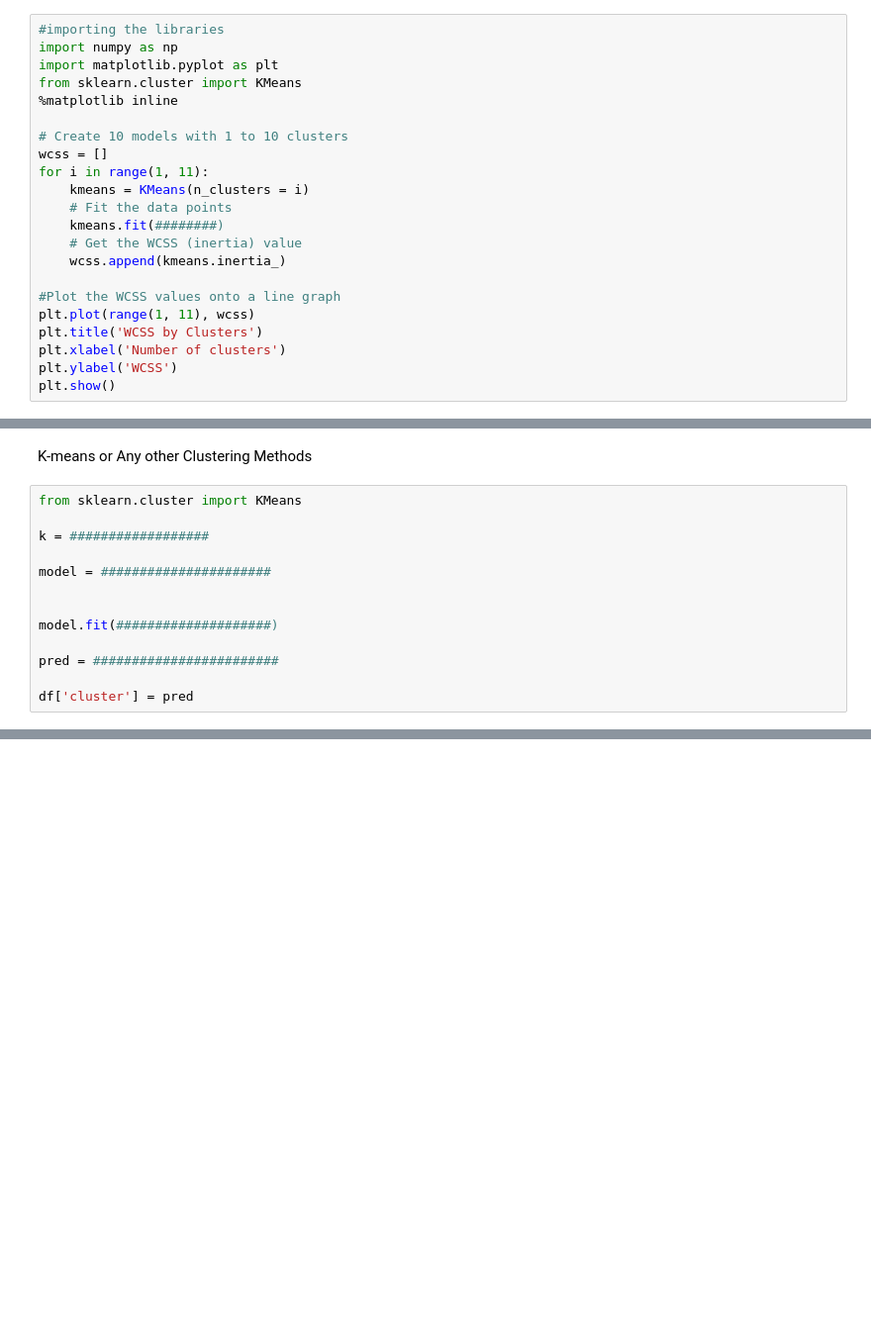
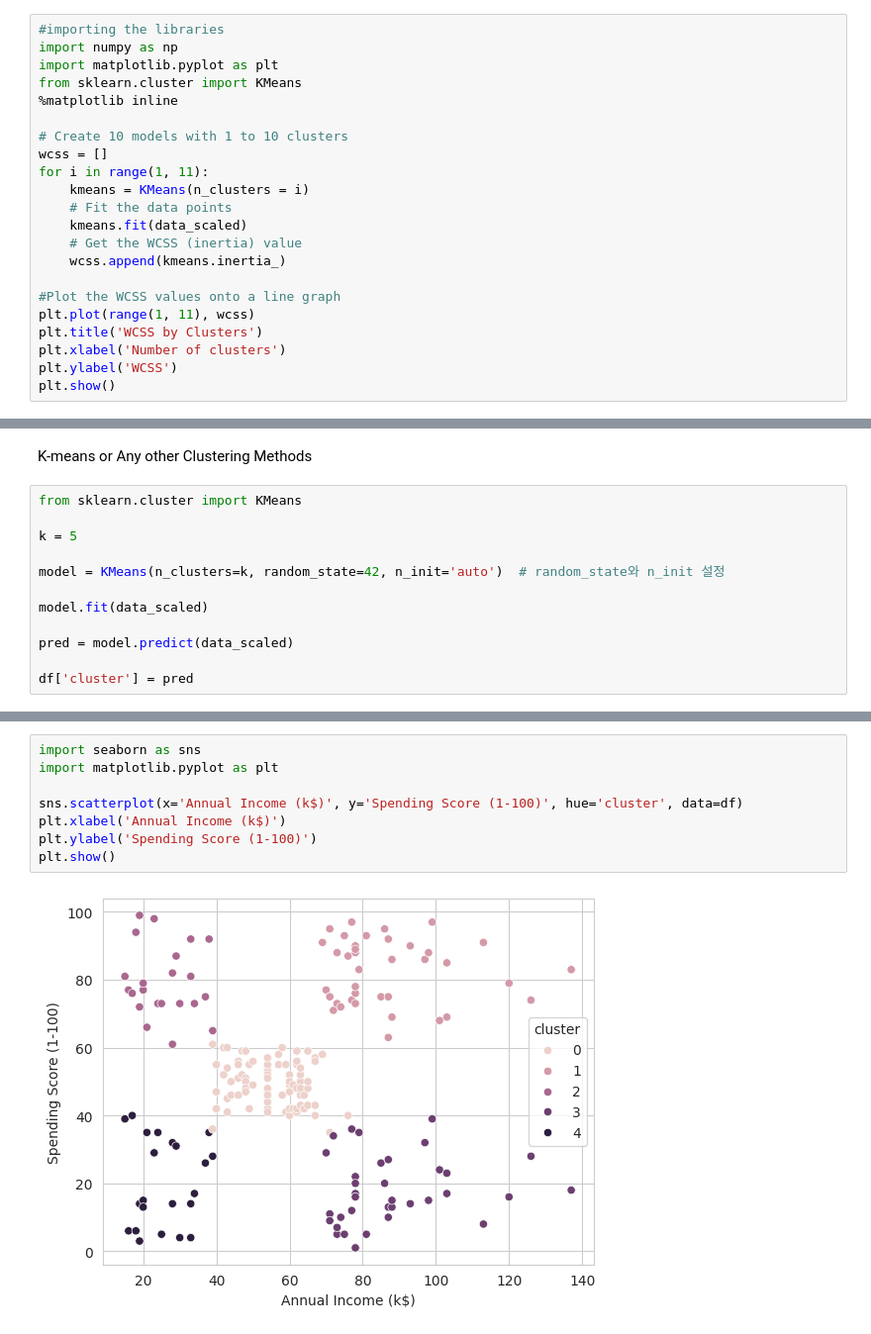
Before and after one commit to minseopark23100269/minseopark23100269, a Jupyter notebook: [AI_Assignment3]_Clustering.ipynb, the cells around one changed output, grey strips where cells are left out. Shown at 99% size. Cells and saved outputs as stored; diff of their text form; blank space fills up the shorter version.

```diff
--- a/[AI_Assignment3]_Clustering.ipynb
+++ b/[AI_Assignment3]_Clustering.ipynb
@@ -246,7 +249,7 @@ wcss = []
 for i in range(1, 11):
     kmeans = KMeans(n_clusters = i)
     # Fit the data points
-    kmeans.fit(########)
+    kmeans.fit(data_scaled)
     # Get the WCSS (inertia) value
     wcss.append(kmeans.inertia_)
 
@@ -263,13 +266,12 @@ K-means or Any other Clustering Methods
 # %%
 from sklearn.cluster import KMeans
 
-k = ##################
+k = 5
 
-model = ######################
+model = KMeans(n_clusters=k, random_state=42, n_init='auto')  # random_state와 n_init 설정
 
+model.fit(data_scaled)
 
-model.fit(####################)
-
-pred = ########################
+pred = model.predict(data_scaled)
 
 df['cluster'] = pred
@@ -283,3 +278,13 @@ sns.scatterplot##############
+# %%
+import seaborn as sns
+import matplotlib.pyplot as plt
+
+sns.scatterplot(x='Annual Income (k$)', y='Spending Score (1-100)', hue='cluster', data=df)
+plt.xlabel('Annual Income (k$)')
+plt.ylabel('Spending Score (1-100)')
+plt.show()
+# %% [output]
+[figure, added]
 # %%
 # Import dendrogram
 from scipy.cluster.hierarchy import dendrogram
```
Also changed, not shown: parts of 9 cells of this notebook.
